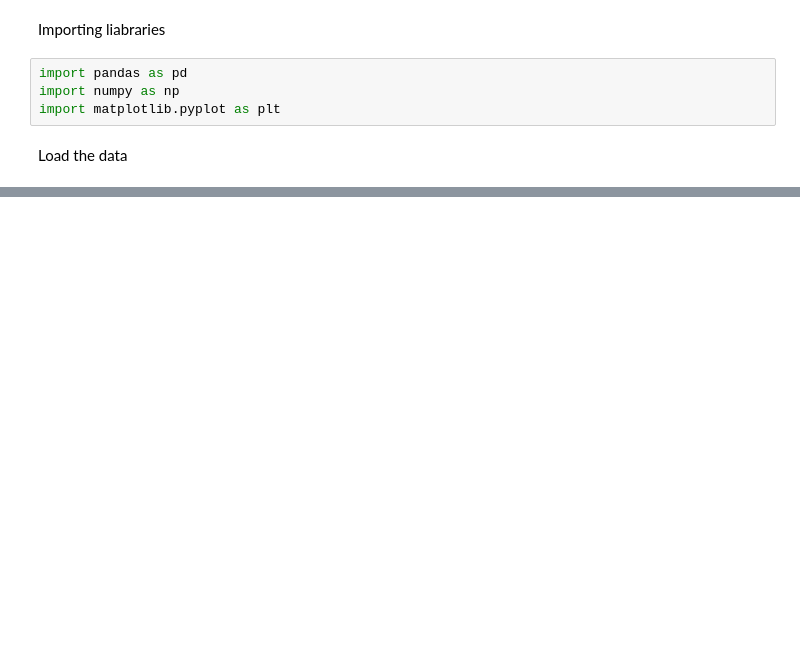
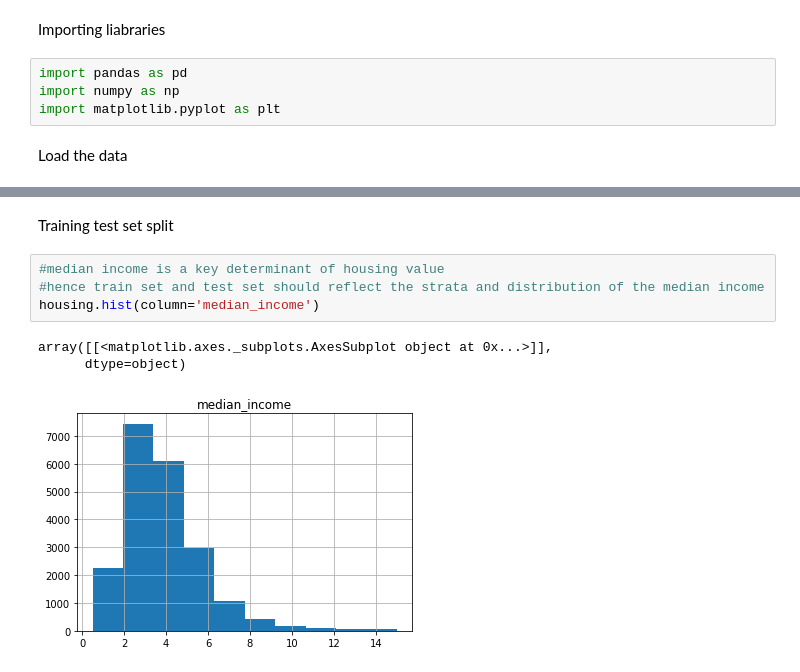
Before and after one commit to tharindatj/HandsOnMachinerLearning, a Jupyter notebook: chapter2_Exercise.ipynb, the cells around one changed output, grey strips where cells are left out. Saved outputs shown, nothing was run; the diff lists cells and outputs as text; blank space fills up the shorter version.

```diff
--- a/chapter2_Exercise.ipynb
+++ b/chapter2_Exercise.ipynb
@@ -34,0 +53,10 @@ None
+# %% [markdown]
+Training  test set split
+# %%
+#median income is a key determinant of housing value
+#hence train set and test set should reflect the strata and distribution of the median income
+housing.hist(column='median_income')
+# %% [output]
+array([[<matplotlib.axes._subplots.AxesSubplot object at 0x...>]],
+      dtype=object)
+[figure, added]
```
Also changed, not shown: parts of 22 cells of this notebook.
